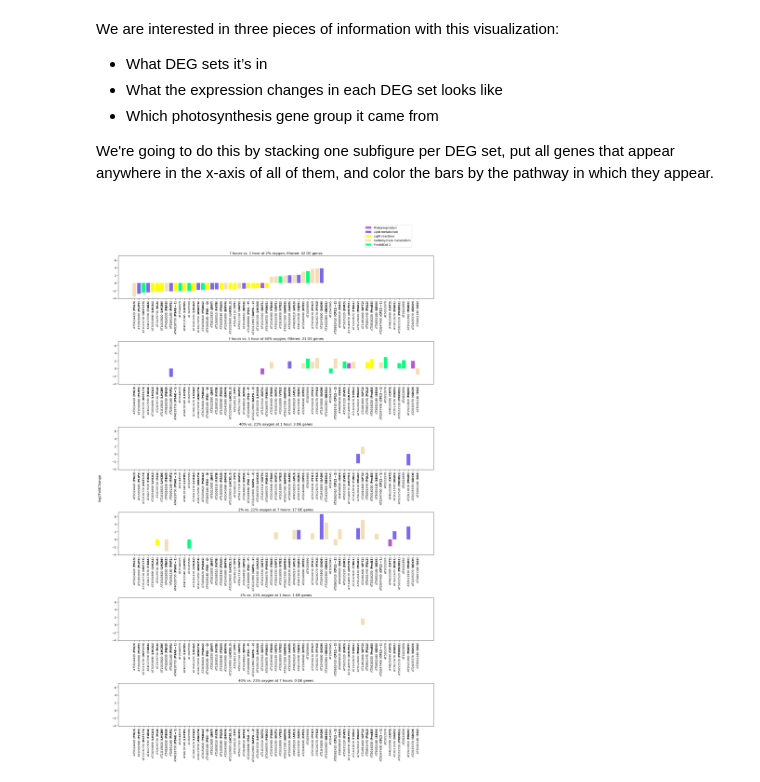
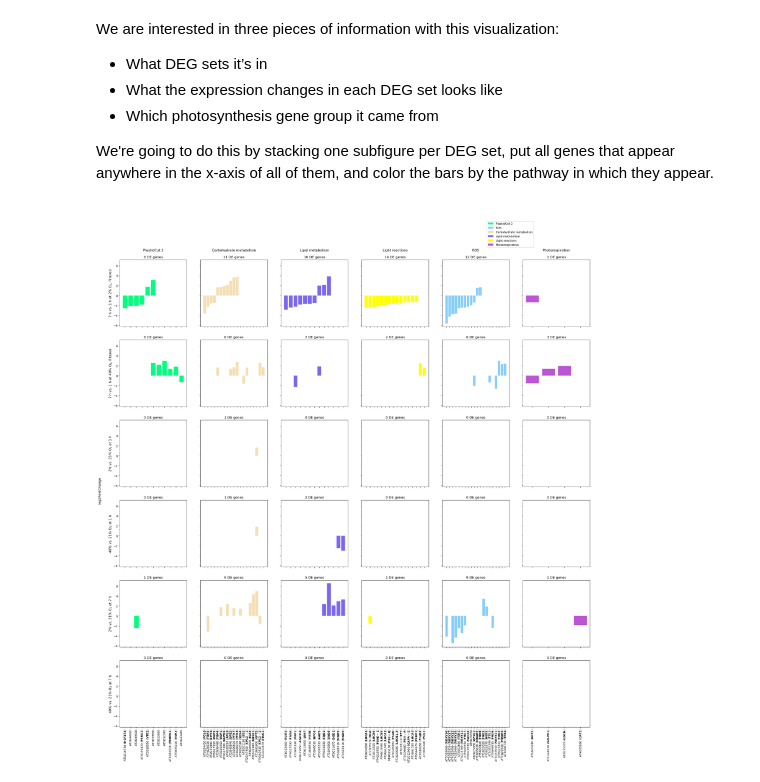
Before and after one commit to serenalotreck/photorespiration-omics, a Jupyter notebook: notebooks/expression_of_known_genes.ipynb, the cells around one changed output. Drawn from its saved outputs; the diff is of its cells as text; code cells hidden in the pictures.

Commit message:
Debug alternate known genes visualization

```diff
--- a/notebooks/expression_of_known_genes.ipynb
+++ b/notebooks/expression_of_known_genes.ipynb
@@ -141,7 +144,8 @@ genes_to_search = {
     'photorespiration': list(set(photorespiration)),
     'plastidCut2': list(set(plastid_cut)),
     'light_rxns': list(set(all_light_rxns)),
-    'lipids': list(set(all_lipids))
+    'lipids': list(set(all_lipids)),
+    'ros_genes': list(set(ros_genes))
 }
 # %%
 warnings.filterwarnings('ignore')
@@ -162,6 +167,6 @@ We want to assign genes to one of these groups uniquely; we'll do this by puttin
 * Photorespiration
 # %%
-specificity = ['plastidCut2', 'carb_met', 'lipids', 'light_rxns', 'photorespiration']
+specificity = ['plastidCut2', 'carb_met', 'lipids', 'light_rxns', 'ros_genes', 'photorespiration']
 unique_genes_to_search = {}
 for i, cat in enumerate(specificity[:-1]):
     current_cat = set(genes_to_search[cat])
@@ -260,13 +262,16 @@ We are interested in three pieces of information with this visualization:
 
 We're going to do this by stacking one subfigure per DEG set, put all genes that appear anywhere in the x-axis of all of them, and color the bars by the pathway in which they appear.
 # %%
-ara = pd.read_csv('../data/gene_aliases_20241231.txt', sep='\t', header=0, encoding='Windows-1252')
+ara = pd.read_csv('../data/external_data/gene_aliases_20241231.txt', sep='\t', header=0, encoding='Windows-1252')
 tair2gene = {k.lower(): v for k, v in ara.set_index('locus_name')[['symbol']].to_dict()['symbol'].items()}
 # %%
 all_comparisons = dict(filtered_time_comps)
 all_comparisons.update(o2_comparisons)
+# %%
+all_comparisons = {k: all_comparisons[k] for k in conditions_semantic.keys() if k in all_comparisons.keys()}
 # %%
-photosynth_colors = {'PlastidCut 2': 'springgreen', 'Carbohydrate metabolism': 'wheat', 'Lipid metabolism': 'mediumslateblue', 'Light reactions': 'yellow', 'Photorespiration': 'mediumorchid'}
-makeDEGfigure(all_comparisons, unique_genes_to_search, photosynth_colors, conditions_semantic, tair2gene)
+photosynth_colors = {'PlastidCut 2': 'springgreen', 'Carbohydrate metabolism': 'wheat', 'Lipid metabolism': 'mediumslateblue', 'Light reactions': 'yellow', 'Photorespiration': 'mediumorchid', 'ROS': 'lightskyblue'}
+makeDEGfigure(all_comparisons, unique_genes_to_search, photosynth_colors, conditions_semantic, tair2gene, show_all_x=False, separate_columns=True)
+plt.savefig('../data/figures/degs_expression_photosynthesis.png', format='png', dpi=600, bbox_inches='tight')
 # %% [output]
-[figure, old version]
+[figure, new version]
```
Also changed, not shown: parts of 15 cells of this notebook, 3 other files.
